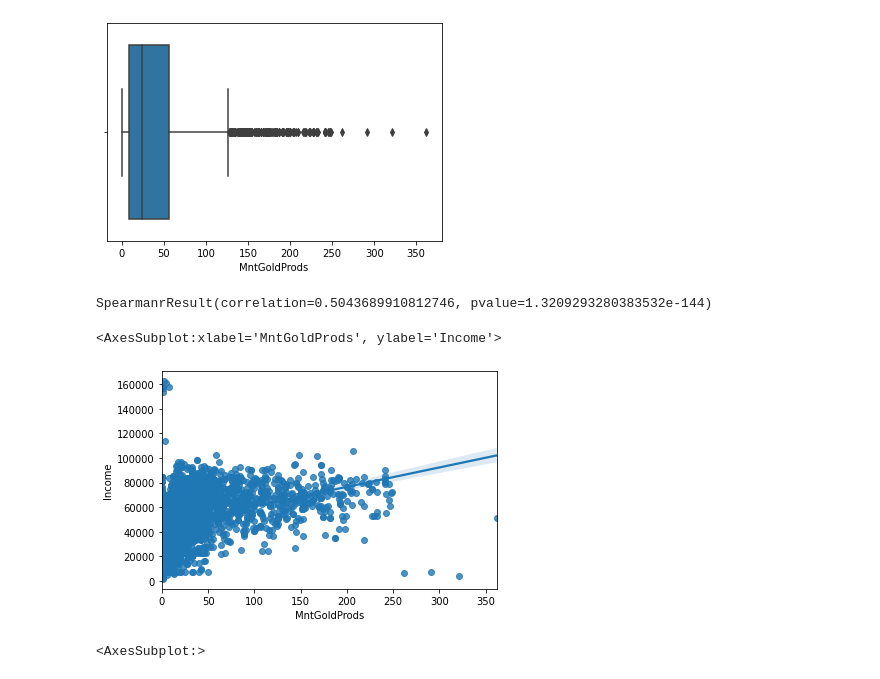
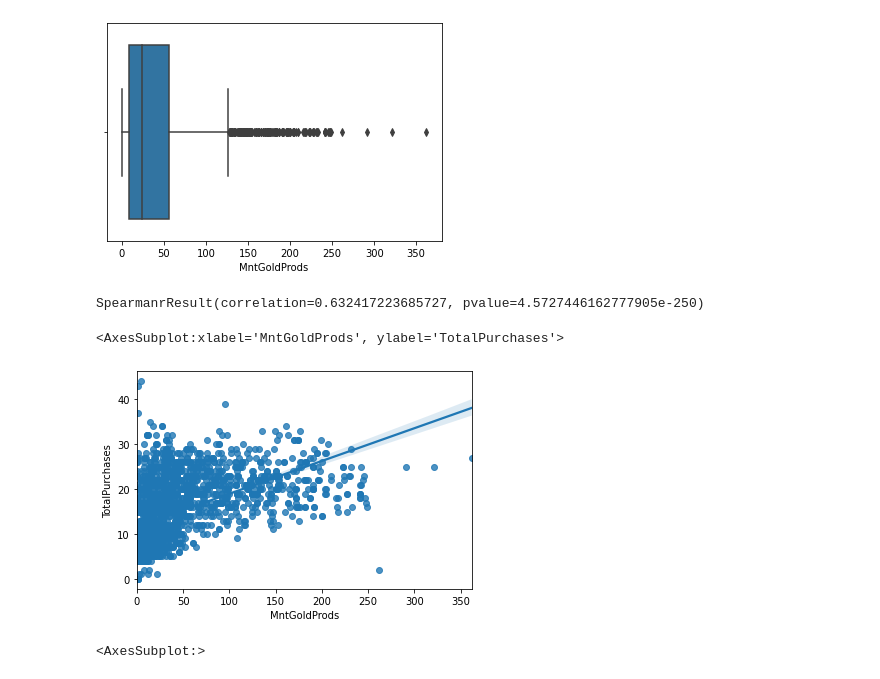
Before and after one commit to kiryouri/marketing_data_project, a Jupyter notebook: marketing_data_project.ipynb, the cells around one changed output. Saved outputs shown, nothing was run; the diff lists cells and outputs as text; code cells hidden in the pictures.

```diff
--- a/marketing_data_project.ipynb
+++ b/marketing_data_project.ipynb
@@ -197,16 +195,18 @@ sns.boxplot(x='MntGoldProds', data=marketing_data)
 <AxesSubplot:xlabel='MntGoldProds'>
 [figure]
 # %%
+#их слишком много чтобы игнорировать
 import scipy.stats
-scipy.stats.spearmanr(marketing_data['MntGoldProds'], marketing_data['Income']) #Вычислим коэф ранговой корреляции Спирмена
+scipy.stats.spearmanr(marketing_data['MntGoldProds'], marketing_data['TotalPurchases'])
+#Вычислим коэф ранговой корреляции Спирмена
 # %% [output]
-SpearmanrResult(correlation=0.5043689910812746, pvalue=1.3209293280383532e-144)
+SpearmanrResult(correlation=0.632417223685727, pvalue=4.5727446162777905e-250)
 # %%
 #Есть статистически значимая положительная корреляция
-sns.regplot(x='MntGoldProds', y='Income', data=marketing_data)
+sns.regplot(x='MntGoldProds', y='TotalPurchases', data=marketing_data)
 # %% [output]
-<AxesSubplot:xlabel='MntGoldProds', ylabel='Income'>
+<AxesSubplot:xlabel='MntGoldProds', ylabel='TotalPurchases'>
-[figure, old version]
+[figure, new version]
 # %%
 #Fish has Omega 3 fatty acids which are good for the brain. Accordingly, do "Married PhD candidates" have a significant relation with amount spent on fish?
 
```
Also changed, not shown: parts of 7 cells of this notebook.
